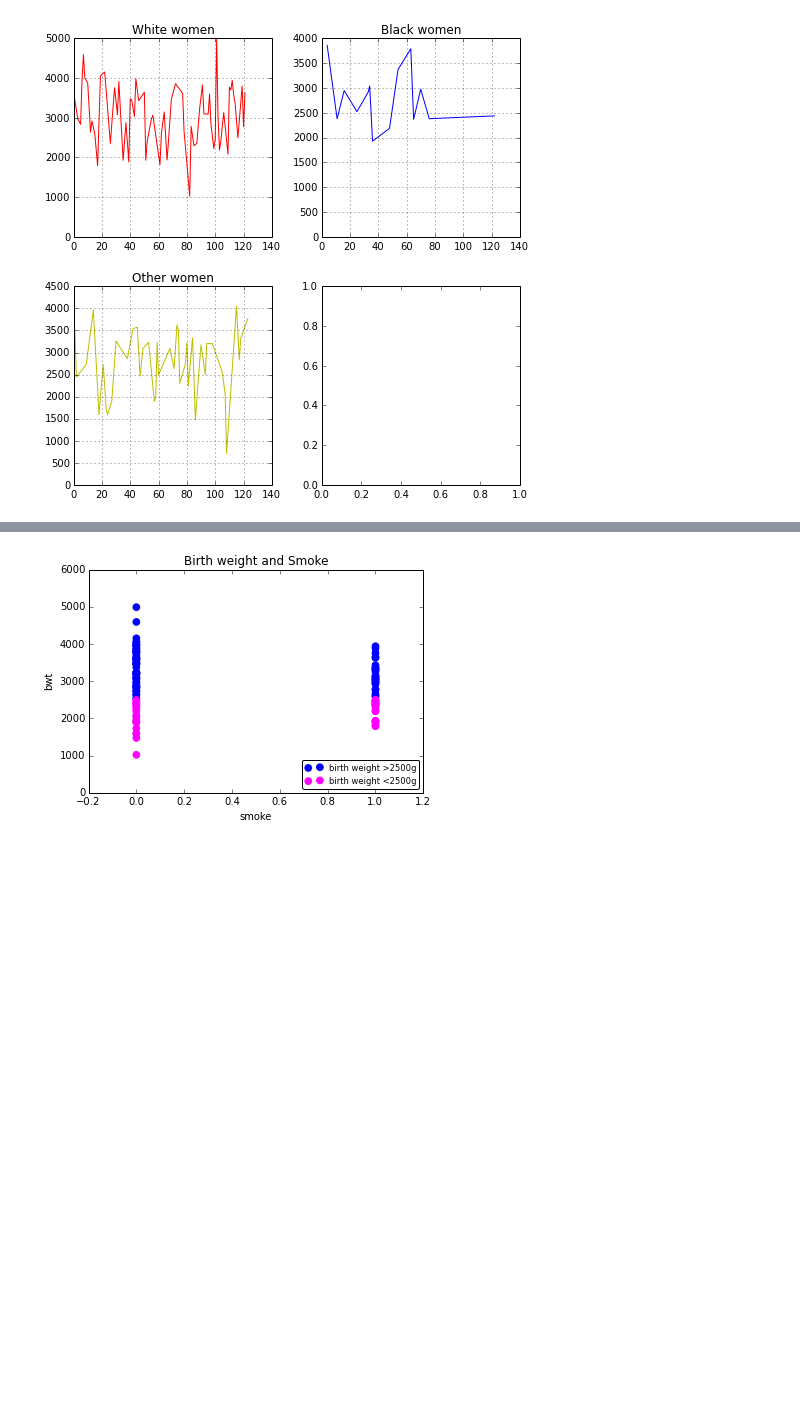
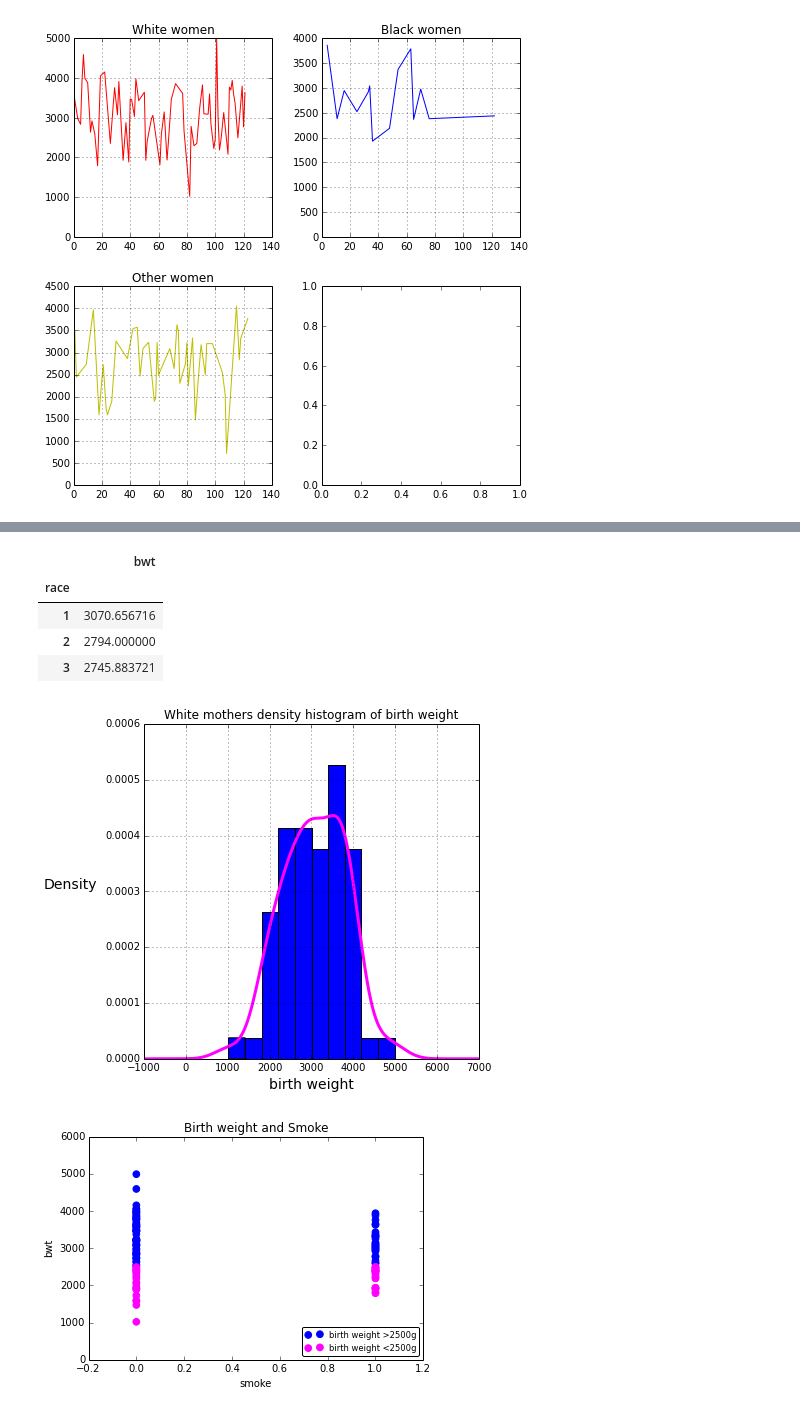
Before and after one commit to Gabya06/datascience, a Jupyter notebook: LogisticRegression/LogisticRegression-LowBirthWeight.ipynb, the cells around one changed output, grey strips where cells are left out. Saved outputs shown, nothing was run; the diff lists cells and outputs as text; code cells hidden in the pictures; blank space fills up the shorter version.

```diff
--- a/LogisticRegression/LogisticRegression-LowBirthWeight.ipynb
+++ b/LogisticRegression/LogisticRegression-LowBirthWeight.ipynb
@@ -382,3 +421,16 @@ other.plot(ax = axes[1,0], color ='y');axes[1,0].set_title("Other women"); axes[
+# %%
+ax = white.bwt.plot(kind = 'kde', lw = 3, color = 'magenta')
+white.bwt.hist(ax = ax, normed = True, figsize=(6,6), color = 'blue')
+ax.set_xlabel("birth weight", size = 14)
+ax.set_ylabel("Density", rotation = 0, labelpad=35, size = 14)
+ax.set_title("White mothers density histogram of birth weight")
+# %% [output]
+|  | bwt |
+| race |  |
+| 1 | 3070.656716 |
+| 2 | 2794.000000 |
+| 3 | 2745.883721 |
+[figure, added]
 # %%
 # dataframe for smoke & bwt
 x_smokebwt = x.loc[:, ['smoke','bwt']]
```
Also changed, not shown: parts of 24 cells of this notebook.
